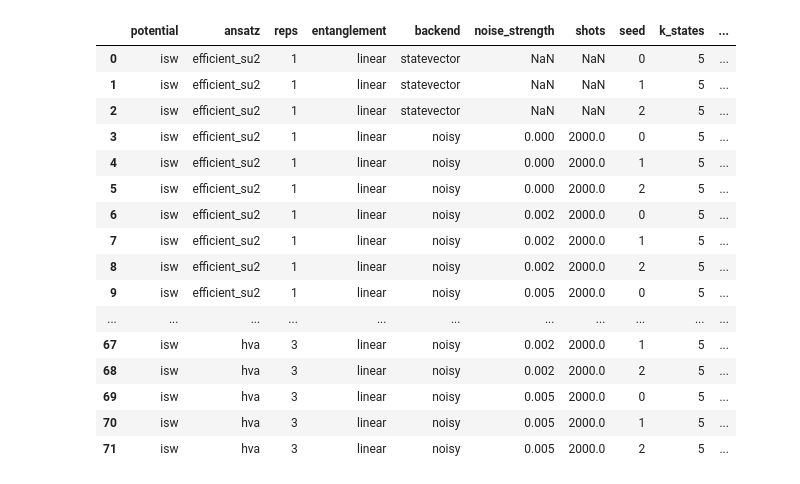
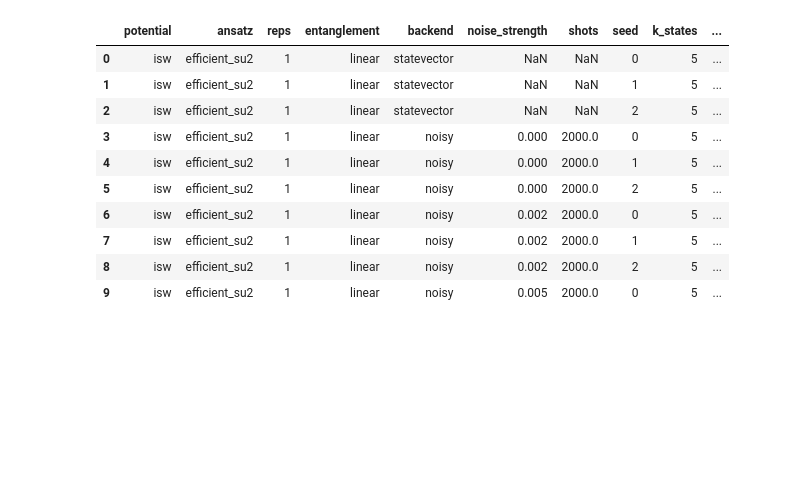
Before and after one commit to jaewonyun1234/qc-bench, a Jupyter notebook: notebooks/01_figures.ipynb, the cells around one changed output. Drawn from its saved outputs; the diff is of its cells as text; code cells hidden in the pictures; blank space fills up the shorter version.

```diff
--- a/notebooks/01_figures.ipynb
+++ b/notebooks/01_figures.ipynb
@@ -8,26 +8,20 @@ pd.set_option("display.expand_frame_repr", False)  # avoid line-wrapping
 # %%
 import pandas as pd
 
 df = pd.read_parquet("../results/runs.parquet")
-df
+df[:10]
 # %% [output]
 |  | potential | ansatz | reps | entanglement | backend | noise_strength | shots | seed | k_states | ... |
 | 0 | isw | efficient_su2 | 1 | linear | statevector | NaN | NaN | 0 | 5 | ... |
 | 1 | isw | efficient_su2 | 1 | linear | statevector | NaN | NaN | 1 | 5 | ... |
 | 2 | isw | efficient_su2 | 1 | linear | statevector | NaN | NaN | 2 | 5 | ... |
 | 3 | isw | efficient_su2 | 1 | linear | noisy | 0.000 | 2000.0 | 0 | 5 | ... |
 | 4 | isw | efficient_su2 | 1 | linear | noisy | 0.000 | 2000.0 | 1 | 5 | ... |
 | 5 | isw | efficient_su2 | 1 | linear | noisy | 0.000 | 2000.0 | 2 | 5 | ... |
 | 6 | isw | efficient_su2 | 1 | linear | noisy | 0.002 | 2000.0 | 0 | 5 | ... |
 | 7 | isw | efficient_su2 | 1 | linear | noisy | 0.002 | 2000.0 | 1 | 5 | ... |
 | 8 | isw | efficient_su2 | 1 | linear | noisy | 0.002 | 2000.0 | 2 | 5 | ... |
 | 9 | isw | efficient_su2 | 1 | linear | noisy | 0.005 | 2000.0 | 0 | 5 | ... |
-| ... | ... | ... | ... | ... | ... | ... | ... | ... | ... | ... |
-| 67 | isw | hva | 3 | linear | noisy | 0.002 | 2000.0 | 1 | 5 | ... |
-| 68 | isw | hva | 3 | linear | noisy | 0.002 | 2000.0 | 2 | 5 | ... |
-| 69 | isw | hva | 3 | linear | noisy | 0.005 | 2000.0 | 0 | 5 | ... |
-| 70 | isw | hva | 3 | linear | noisy | 0.005 | 2000.0 | 1 | 5 | ... |
-| 71 | isw | hva | 3 | linear | noisy | 0.005 | 2000.0 | 2 | 5 | ... |
 # %%
 import pandas as pd
 import seaborn as sns
```
Also changed, not shown: parts of 1 cell of this notebook, 2 other files.
